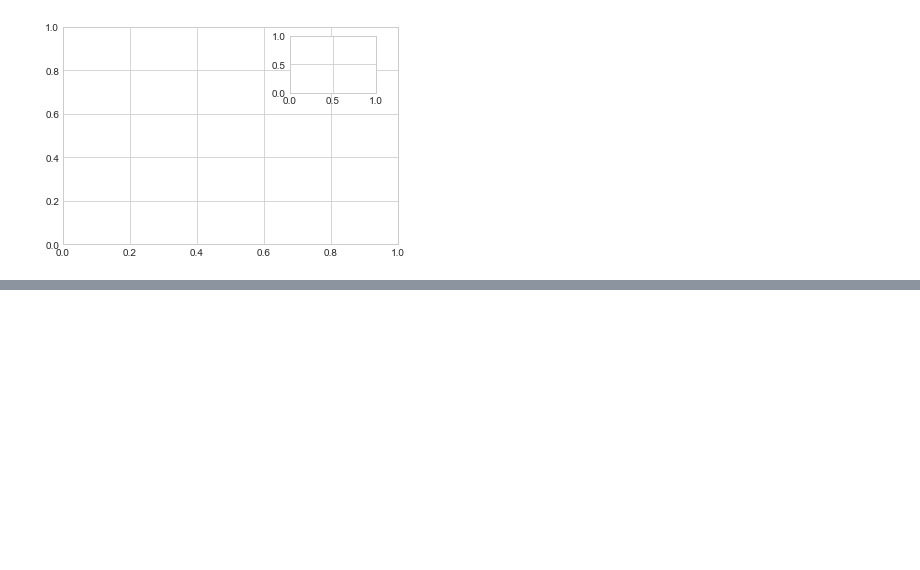
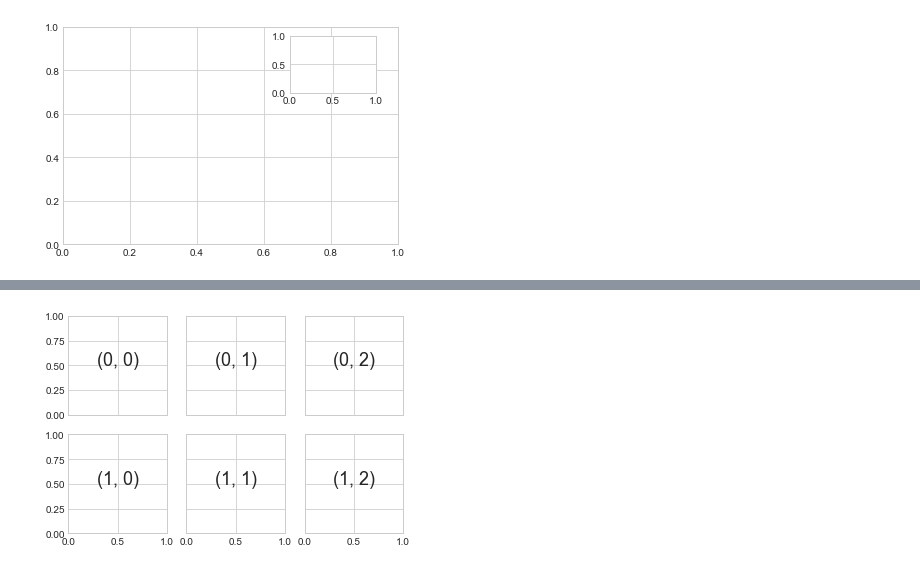
Before and after one commit to Brightchu/pytest, a Jupyter notebook: notes/3_matplotlib.ipynb, the cells around one changed output, grey strips where cells are left out. Cells and saved outputs as stored; diff of their text form; code cells hidden in the pictures; blank space fills up the shorter version.

```diff
--- a/notes/3_matplotlib.ipynb
+++ b/notes/3_matplotlib.ipynb
@@ -263,0 +274,8 @@ ax2 = plt.axes([0.65, 0.65, 0.2, 0.2])
+# %%
+for i in range(2):
+    for j in range(3):
+        ax[i, j].text(0.5, 0.5, str((i, j)),
+                      fontsize=18, ha='center')
+fig
+# %% [output]
+[figure, added]
```
Also changed, not shown: parts of 5 cells of this notebook.
